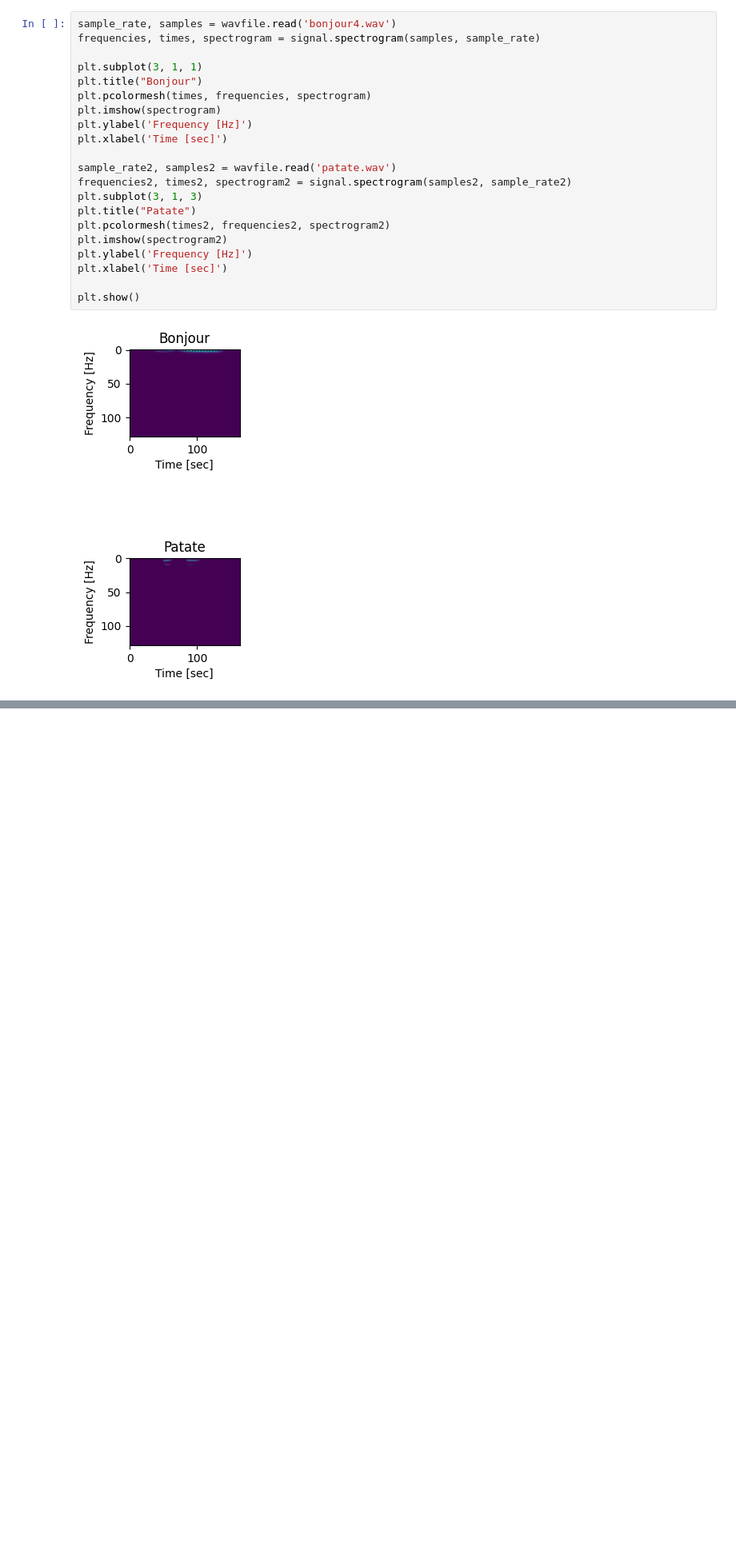
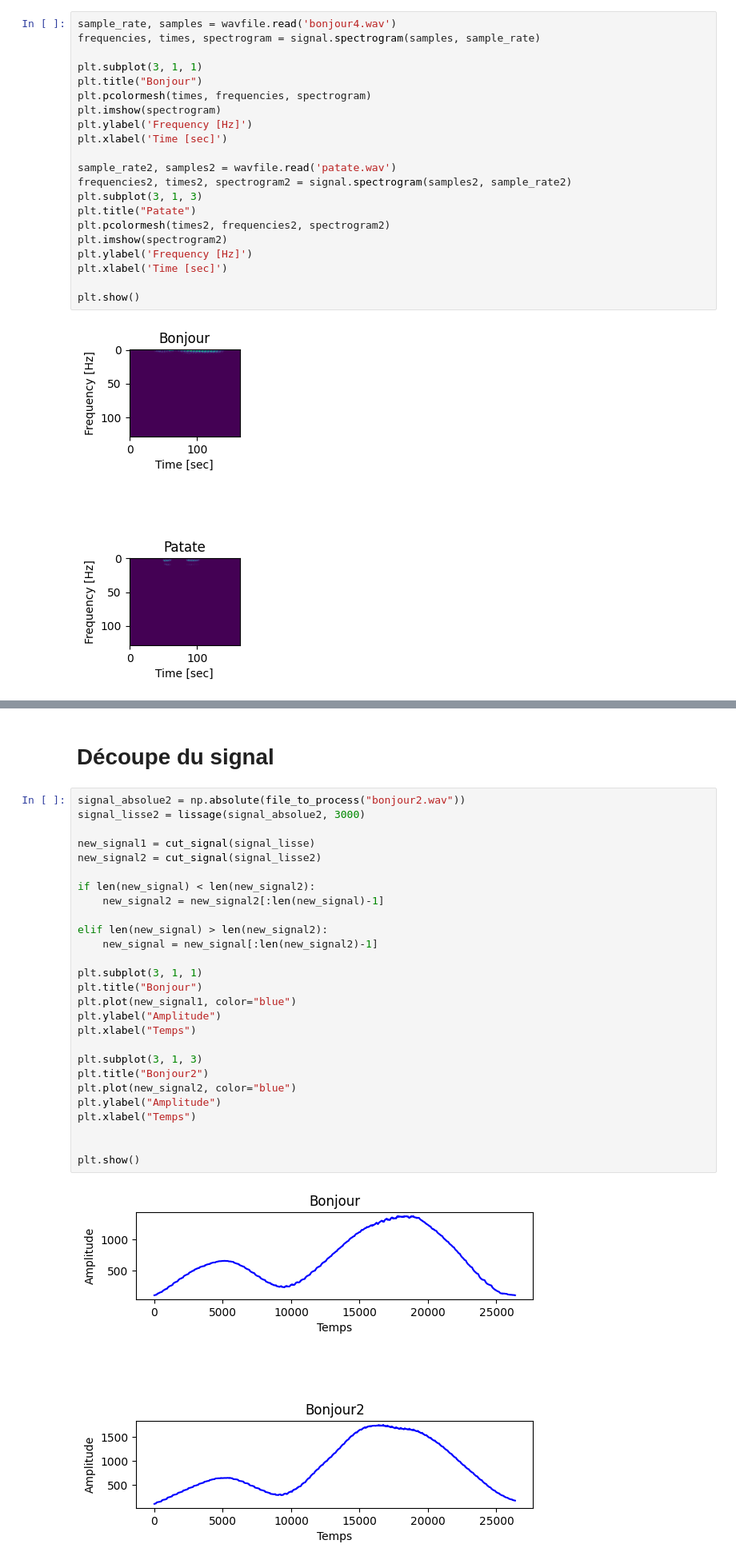
Before and after one commit to JarodEphec/projet_TDS_2022, a Jupyter notebook: main.ipynb, the cells around one changed output, grey strips where cells are left out. Shown: that part at 80% size. Drawn from its saved outputs; the diff is of its cells as text; blank space fills up the shorter version.

```diff
--- a/main.ipynb
+++ b/main.ipynb
@@ -130,0 +169,31 @@ plt.show()
+# %% [markdown]
+# Découpe du signal
+# %%
+signal_absolue2 = np.absolute(file_to_process("bonjour2.wav"))
+signal_lisse2 = lissage(signal_absolue2, 3000)
+
+new_signal1 = cut_signal(signal_lisse)
+new_signal2 = cut_signal(signal_lisse2)
+
+if len(new_signal) < len(new_signal2):
+    new_signal2 = new_signal2[:len(new_signal)-1]
+
+elif len(new_signal) > len(new_signal2):
+    new_signal = new_signal[:len(new_signal2)-1]
+
+plt.subplot(3, 1, 1)
+plt.title("Bonjour")
+plt.plot(new_signal1, color="blue")
+plt.ylabel("Amplitude")
+plt.xlabel("Temps")
+
+plt.subplot(3, 1, 3)
+plt.title("Bonjour2")
+plt.plot(new_signal2, color="blue")
+plt.ylabel("Amplitude")
+plt.xlabel("Temps")
+
+
+plt.show()
+# %% [output]
+[figure, added]
```
Also changed, not shown: parts of 4 cells of this notebook.
